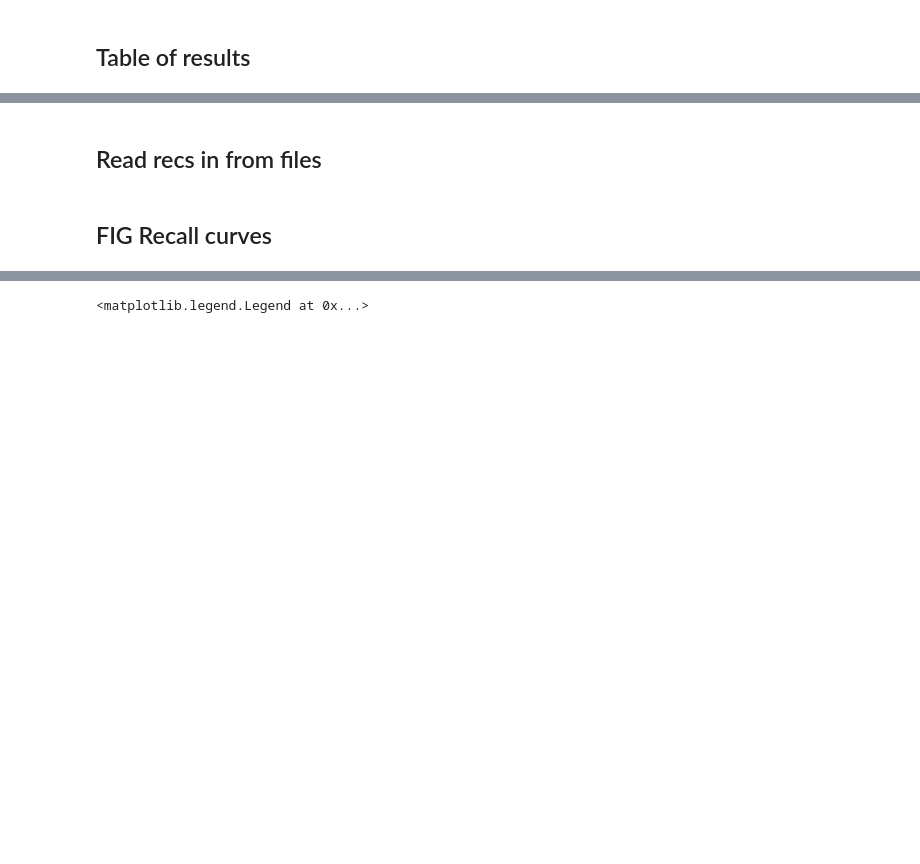
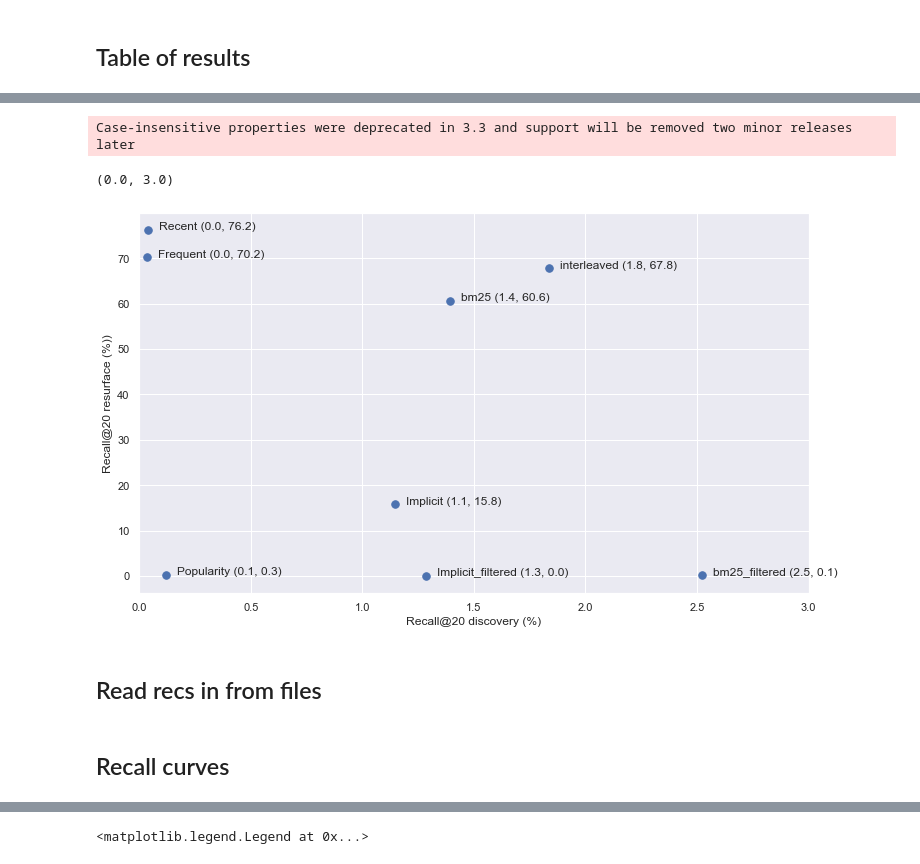
Before and after one commit to drsaunders/wikirecs, a Jupyter notebook: WikiRecs-2021-05-28-notebook.ipynb, the cells around one changed output, grey strips where cells are left out. Drawn from its saved outputs; the diff is of its cells as text; code cells hidden in the pictures; blank space fills up the shorter version.

```diff
--- a/WikiRecs-2021-05-28-notebook.ipynb
+++ b/WikiRecs-2021-05-28-notebook.ipynb
@@ -1942,2 +2116,13 @@ fig.show()
+# %%
+for xyz in zip(results_df.Recommender, A, B):                                       # <--
+    plt.gca().annotate('%s (%.1f, %.1f)' % xyz, xy=np.array(xyz[1:])+(0.05,0), textcoords='data') # <--
+
+plt.xlabel("Recall@20 discovery (%)")
+plt.ylabel("Recall@20 resurface (%))")
+plt.xlim([0,3])
+# %% [output]
+Case-insensitive properties were deprecated in 3.3 and support will be removed two minor releases later
+(0.0, 3.0)
+[figure, added]
 # %% [markdown]
 ## Read recs in from files
@@ -1946,6 +2131,6 @@ recommender_names = ['Popularity', 'Recent', 'Frequent', 'Implicit', 'Implicit_f
 # %%
 recs = {rname:wr.load_pickle("../" + rname + "_recs.pickle") for rname in recommender_names}
 # %% [markdown]
-## FIG Recall curves
+## Recall curves
 # %%
 histories_dev = feather.read_feather('../histories_dev_2021-05-28.feather')
```
Also changed, not shown: parts of 50 cells of this notebook, 1 other file.
